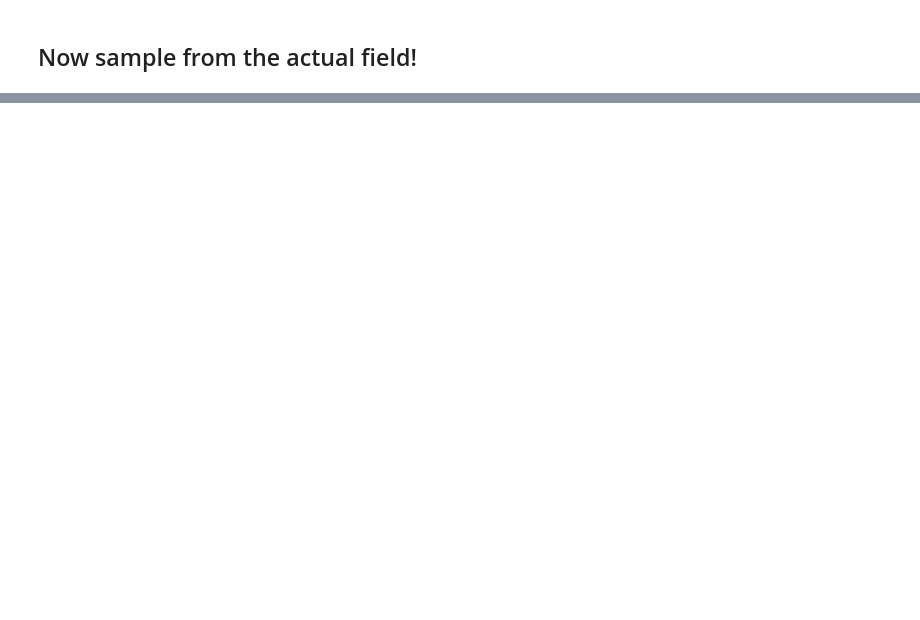
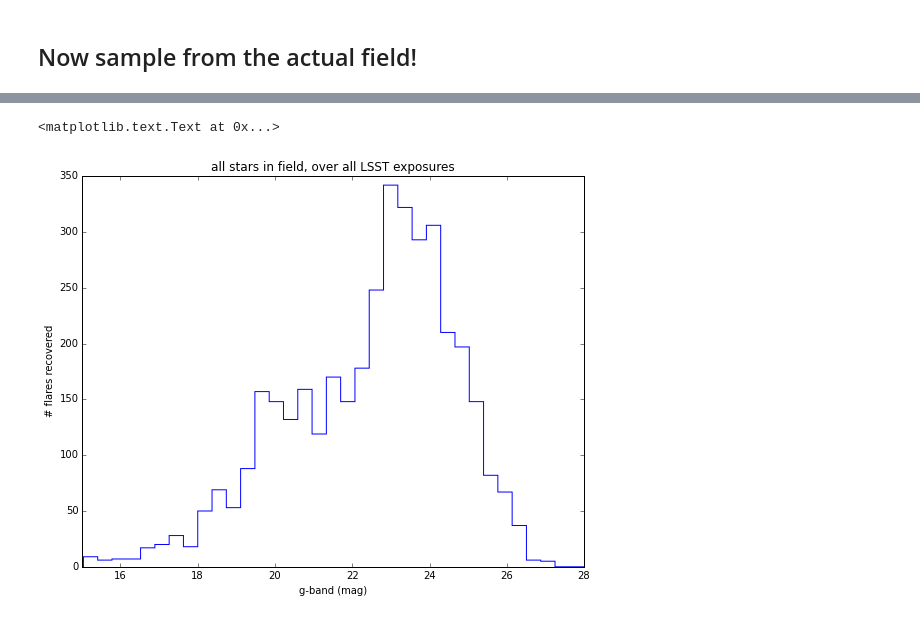
Before and after one commit to lsst-sims/MW-Flare, a Jupyter notebook: figures.ipynb, the cells around one changed output, grey strips where cells are left out. Saved outputs shown, nothing was run; the diff lists cells and outputs as text; code cells hidden in the pictures; blank space fills up the shorter version.

Commit message:
all field sampling running, sorta

```diff
--- a/figures.ipynb
+++ b/figures.ipynb
@@ -219,0 +225,10 @@ plt.scatter(gmag, Nflares)
+# %%
+plt.figure(figsize=(9,7))
+_ = plt.hist(gmag, weights=Nflares, bins=50, histtype='step')
+plt.xlim(15,28)
+plt.xlabel('g-band (mag)')
+plt.ylabel('# flares recovered')
+plt.title('all stars in field, over all LSST exposures')
+# %% [output]
+<matplotlib.text.Text at 0x...>
+[figure, added]
```
Also changed, not shown: parts of 11 cells of this notebook.
